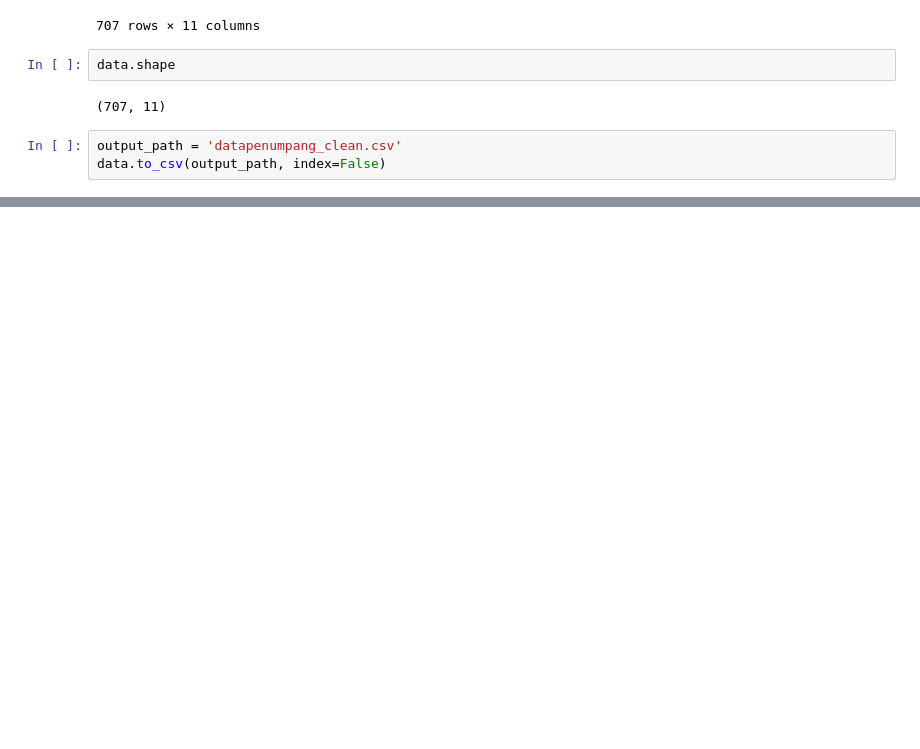
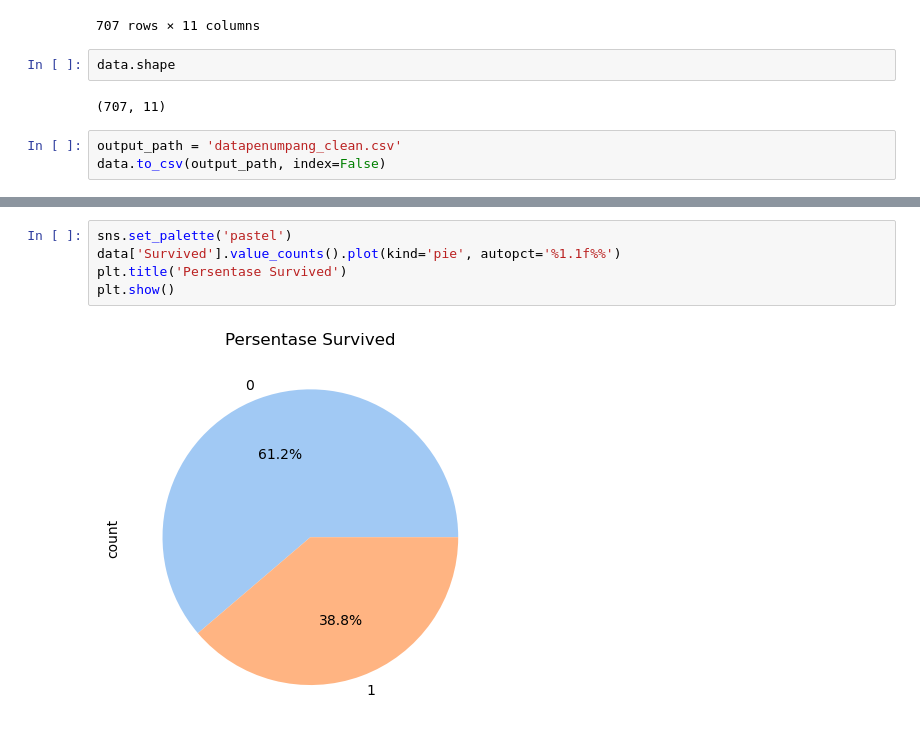
Before and after one commit to kh4fin/data-mining, a Jupyter notebook: Tugas_Kelompok_1/main.ipynb, the cells around one changed output, grey strips where cells are left out. Saved outputs shown, nothing was run; the diff lists cells and outputs as text; blank space fills up the shorter version.

```diff
--- a/Tugas_Kelompok_1/main.ipynb
+++ b/Tugas_Kelompok_1/main.ipynb
@@ -235,0 +294,7 @@ data.to_csv(output_path, index=False)
+# %%
+sns.set_palette('pastel')
+data['Survived'].value_counts().plot(kind='pie', autopct='%1.1f%%')
+plt.title('Persentase Survived')
+plt.show()
+# %% [output]
+[figure, added]
```
Also changed, not shown: parts of 22 cells of this notebook, 1 other file.
